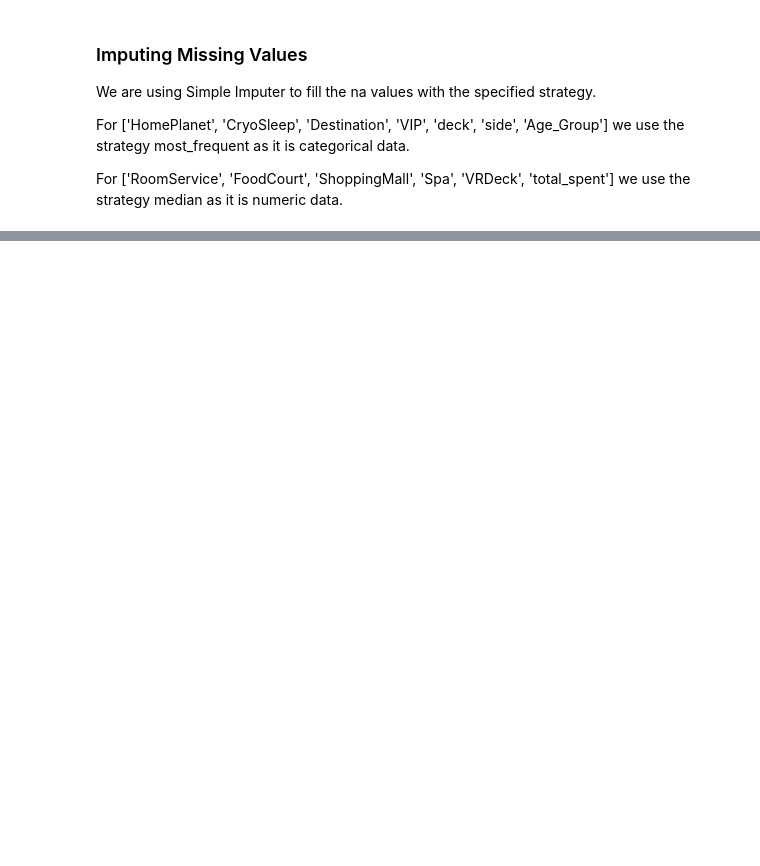
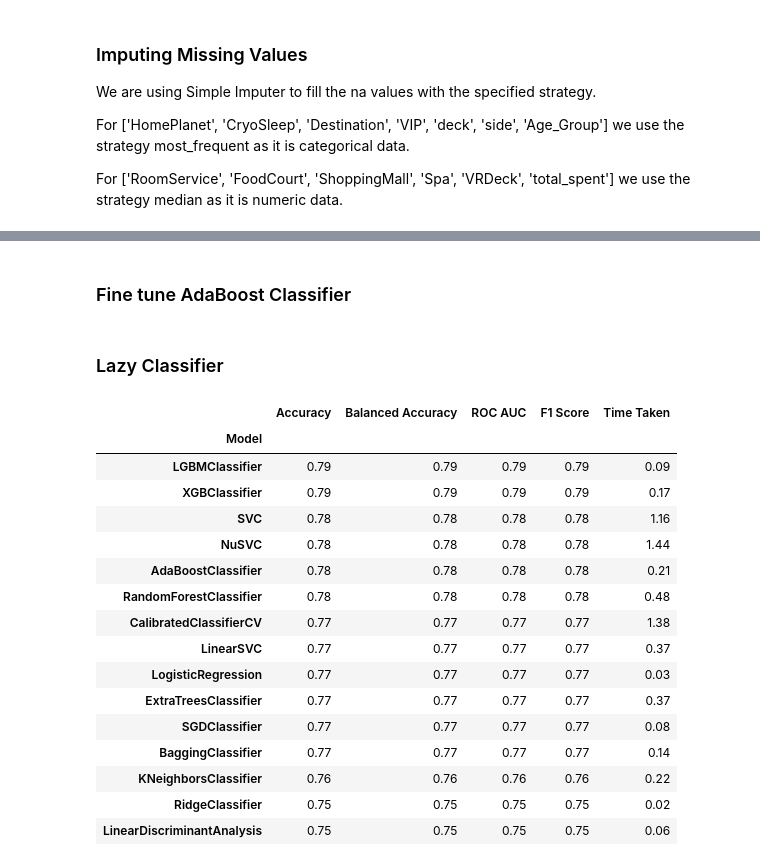
Before and after one commit to AiglonDore/spaceship-titanic, a Jupyter notebook: spaceship-titanic.ipynb, the cells around one changed output, grey strips where cells are left out. Drawn from its saved outputs; the diff is of its cells as text; code cells hidden in the pictures; blank space fills up the shorter version.

```diff
--- a/spaceship-titanic.ipynb
+++ b/spaceship-titanic.ipynb
@@ -335,0 +513,4 @@ sub.head()
+# %%
+ada_boost_model = AdaBoostClassifier(n_estimators=50, random_state=42)
+# %%
+ada_boost_model.fit(X, y)
@@ -335,0 +536,4 @@ sub.head()
+# %% [markdown]
+### Fine tune AdaBoost Classifier
+# %% [markdown]
+### Lazy Classifier
@@ -335,0 +544,35 @@ sub.head()
+# %%
+X_train , X_test , y_train , y_test = train_test_split(X,
+                                                       y,
+                                                       random_state = 12 ,
+                                                       test_size =0.33)
+# %%
+clf = LazyClassifier(verbose=0,
+                     ignore_warnings=True,
+                     custom_metric=None,
+                     predictions=False,
+                     random_state=12,
+                     classifiers='all')
+
+models, predictions = clf.fit(X_train , X_test , y_train , y_test)
+clear_output()
+# %%
+models[:15]
+# %% [output]
+|  | Accuracy | Balanced Accuracy | ROC AUC | F1 Score | Time Taken |
+| Model |  |  |  |  |  |
+| LGBMClassifier | 0.79 | 0.79 | 0.79 | 0.79 | 0.09 |
+| XGBClassifier | 0.79 | 0.79 | 0.79 | 0.79 | 0.17 |
+| SVC | 0.78 | 0.78 | 0.78 | 0.78 | 1.16 |
+| NuSVC | 0.78 | 0.78 | 0.78 | 0.78 | 1.44 |
+| AdaBoostClassifier | 0.78 | 0.78 | 0.78 | 0.78 | 0.21 |
+| RandomForestClassifier | 0.78 | 0.78 | 0.78 | 0.78 | 0.48 |
+| CalibratedClassifierCV | 0.77 | 0.77 | 0.77 | 0.77 | 1.38 |
+| LinearSVC | 0.77 | 0.77 | 0.77 | 0.77 | 0.37 |
+| LogisticRegression | 0.77 | 0.77 | 0.77 | 0.77 | 0.03 |
+| ExtraTreesClassifier | 0.77 | 0.77 | 0.77 | 0.77 | 0.37 |
+| SGDClassifier | 0.77 | 0.77 | 0.77 | 0.77 | 0.08 |
+| BaggingClassifier | 0.77 | 0.77 | 0.77 | 0.77 | 0.14 |
+| KNeighborsClassifier | 0.76 | 0.76 | 0.76 | 0.76 | 0.22 |
+| RidgeClassifier | 0.75 | 0.75 | 0.75 | 0.75 | 0.02 |
+| LinearDiscriminantAnalysis | 0.75 | 0.75 | 0.75 | 0.75 | 0.06 |
```
Also changed, not shown: parts of 104 cells of this notebook.
